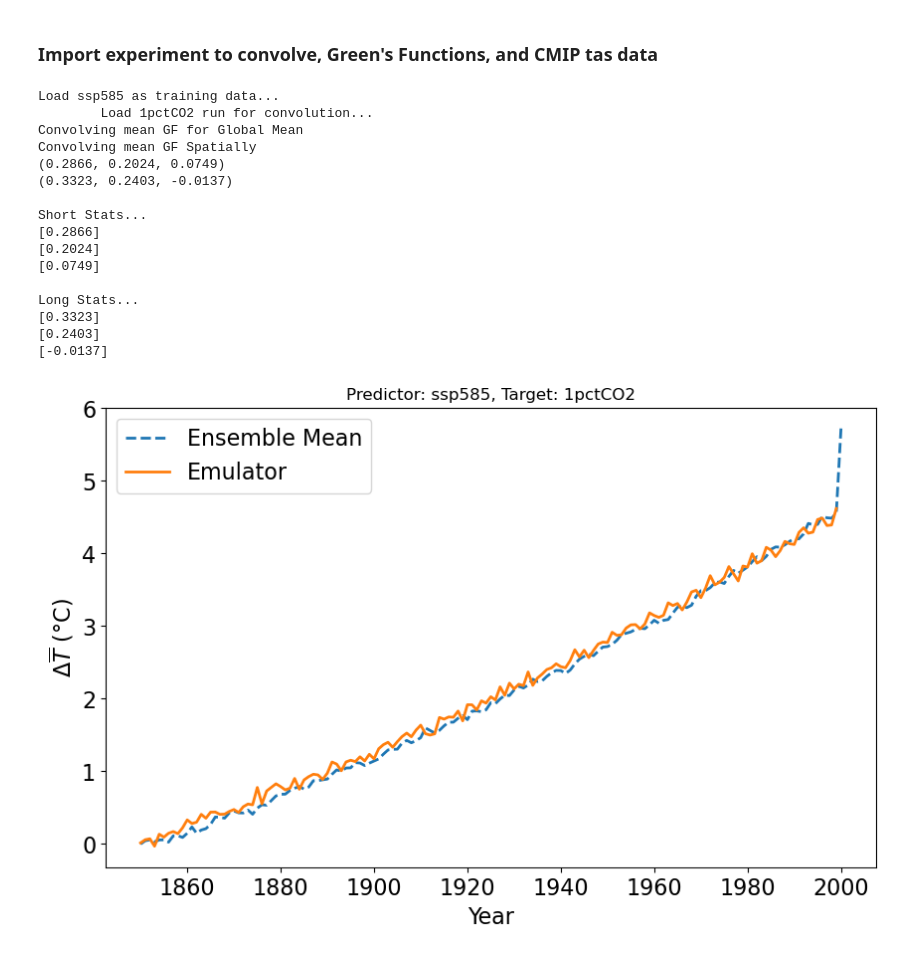
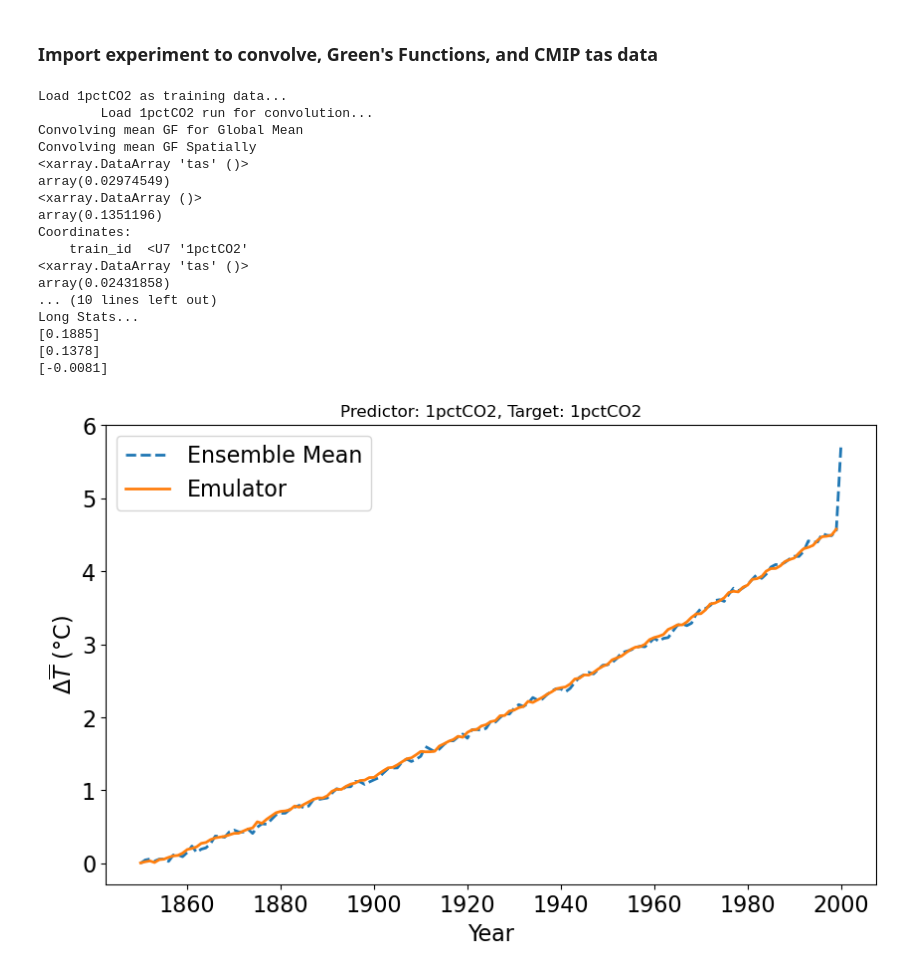
Before and after one commit to cbwomack/ERF_Greens, a Jupyter notebook: ERF_Emulator/2_eval_GF_all.ipynb, the cells around one changed output. Drawn from its saved outputs; the diff is of its cells as text; code cells hidden in the pictures.

```diff
--- a/ERF_Emulator/2_eval_GF_all.ipynb
+++ b/ERF_Emulator/2_eval_GF_all.ipynb
@@ -37,8 +37,12 @@ dask.config.set(**{'array.slicing.split_large_chunks': True})
 model_set = ERFutils.model_set
 output_path = ERFutils.path_to_ERF_outputs
 
-conv_id = ['1pctCO2']#,'ssp126','ssp245','ssp370','ssp585']
-train_id = ['ssp585']
+conv_id = ['1pctCO2']#'1pctCO2','ssp126','ssp245','ssp370','ssp585']
+train_id = ['1pctCO2']
+
+from numpy import linalg as LA
+A = ERFutils.A
+
 
 def add_hist_ssp(hist,ssp):
     # In the case of tas data
@@ -53,7 +57,7 @@ def add_hist_ssp(hist,ssp):
         ds = xr.concat([hist,ssp],dim = 'year')
     return ds
 
-loess = False
+loess = True
 save = False
 
 for train in train_id:
@@ -61,7 +65,7 @@ for train in train_id:
 
     # Import Green's Functions
     if loess:
-        G_ds_path = f'{output_path}GFs/G_loess_{train}_ERF_mean_ds.nc4'
+        G_ds_path = f'{output_path}GFs/G_loess_man_{train}_ERF_mean_ds.nc4'
         G_ds = xr.open_dataset(G_ds_path)['G[tas]']
     else:
         G_ds_path = f'{output_path}GFs/G_{train}_ERF_mean_ds.nc4'
@@ -79,7 +83,7 @@ for train in train_id:
 
         # Import experimental ERF data
         ERF_path = f'{output_path}ERF/ERF_{conv}_all_ds.nc4'
-        if 'ssp' in conv and 'ssp' not in train:
+        if 'ssp' in conv:# and 'ssp' not in train:
             ERF_path_hist = f'{output_path}ERF/ERF_historical_all_ds.nc4'
             ERF_ssp = xr.open_dataset(ERF_path)
             ERF_hist = xr.open_dataset(ERF_path_hist)
@@ -118,11 +122,18 @@ for train in train_id:
         conv_mean_ds = ERFutils.convolve_exp_meanGF(G_ds, ERF_ds, train, conv_mean = True)
         conv_ds = ERFutils.convolve_exp_meanGF(G_ds, ERF_ds, train, conv_mean = False)
 
+        #print(LA.norm(tas_CMIP.mean(dim = 'model').weighted(A).mean(dim = ['lat','lon'])['tas'][165:250] - conv_mean_ds.values[0][165:250]))
+        print(np.mean(np.abs(tas_CMIP.mean(dim = 'model').weighted(A).mean(dim = ['lat','lon'])['tas'][0:150] - conv_mean_ds.values[0])))
+        print(np.mean(np.abs(tas_CMIP.mean(dim = 'model')['tas'][0:150] - conv_ds.sel(train_id = '1pctCO2')).weighted(A).mean(dim = ['lat','lon'])))
+
+        print(np.mean(np.abs(tas_CMIP.mean(dim = 'model').weighted(A).mean(dim = ['lat','lon'])['tas'][90:110] - conv_mean_ds.values[0][90:110])))
+        print(np.mean(np.abs(tas_CMIP.mean(dim = 'model').weighted(A).mean(dim = ['lat','lon'])['tas'][130:150] - conv_mean_ds.values[0][130:150])))
+
         if save:
             conv_mean_ds.to_netcdf(f'{output_path}Global Mean Results/res_conv_global_{train}_{conv}_all_ds.nc4')
             conv_ds.to_netcdf(f'{output_path}Spatial Results/res_conv_spatial_{train}_{conv}_all_ds.nc4')
 
-        if 'ssp' in conv and 'ssp' not in train:
+        if 'ssp' in conv:# and 'ssp' not in train:
             start_yr1, plot_yr1, end_yr1 = 2040, 2050, 2060
             start_yr2, plot_yr2, end_yr2 = 2080, 2090, 2100
         elif 'ssp' in conv:
@@ -141,43 +152,44 @@ for train in train_id:
         ERFutils.plot_conv_meanGF(train, conv, conv_mean_ds, tas_CMIP, save_fig = False)
         #ERFutils.plot_dif_map_meanGF(conv_ds, tas_CMIP, train_id = train, plot_yr = plot_yr1, yr_dif = 10, conv_id = conv, save_fig = False)
         #ERFutils.plot_dif_map_meanGF(conv_ds, tas_CMIP, train_id = train, plot_yr = plot_yr2, yr_dif = 10, conv_id = conv, save_fig = False)
 
         MSE1, RMSE1, MAE1, bias1 = ERFutils.calc_error_metrics(tas_CMIP, conv_ds, start_yr1, end_yr1, mean_GF = False)
         RMSE_short.append(round(RMSE1,4))
         MAE_short.append(round(float(MAE1),4))
         bias_short.append(round(float(bias1),4))
         print(f'({round(RMSE1,4)}, {round(float(MAE1),4)}, {round(float(bias1),4)})')
 
         MSE2, RMSE2, MAE2, bias2 = ERFutils.calc_error_metrics(tas_CMIP, conv_ds, start_yr2, end_yr2, mean_GF = False)
         RMSE_long.append(round(RMSE2,4))
         MAE_long.append(round(float(MAE2),4))
         bias_long.append(round(float(bias2),4))
         print(f'({round(RMSE2,4)}, {round(float(MAE2),4)}, {round(float(bias2),4)})')
 
     print('\nShort Stats...')
     print(RMSE_short)
     print(MAE_short)
     print(bias_short)
 
     print('\nLong Stats...')
     print(RMSE_long)
     print(MAE_long)
     print(bias_long)
 # %% [output]
-Load ssp585 as training data...
+Load 1pctCO2 as training data...
         Load 1pctCO2 run for convolution...
 Convolving mean GF for Global Mean
 Convolving mean GF Spatially
-(0.2866, 0.2024, 0.0749)
-(0.3323, 0.2403, -0.0137)
-
-Short Stats...
-[0.2866]
-[0.2024]
-[0.0749]
-
+<xarray.DataArray 'tas' ()>
+array(0.02974549)
+<xarray.DataArray ()>
+array(0.1351196)
+Coordinates:
+    train_id  <U7 '1pctCO2'
+<xarray.DataArray 'tas' ()>
+array(0.02431858)
+... (10 lines left out)
 Long Stats...
-[0.3323]
-[0.2403]
-[-0.0137]
+[0.1885]
+[0.1378]
+[-0.0081]
-[figure, old version]
+[figure, new version]
```
Also changed, not shown: 4 other files.
